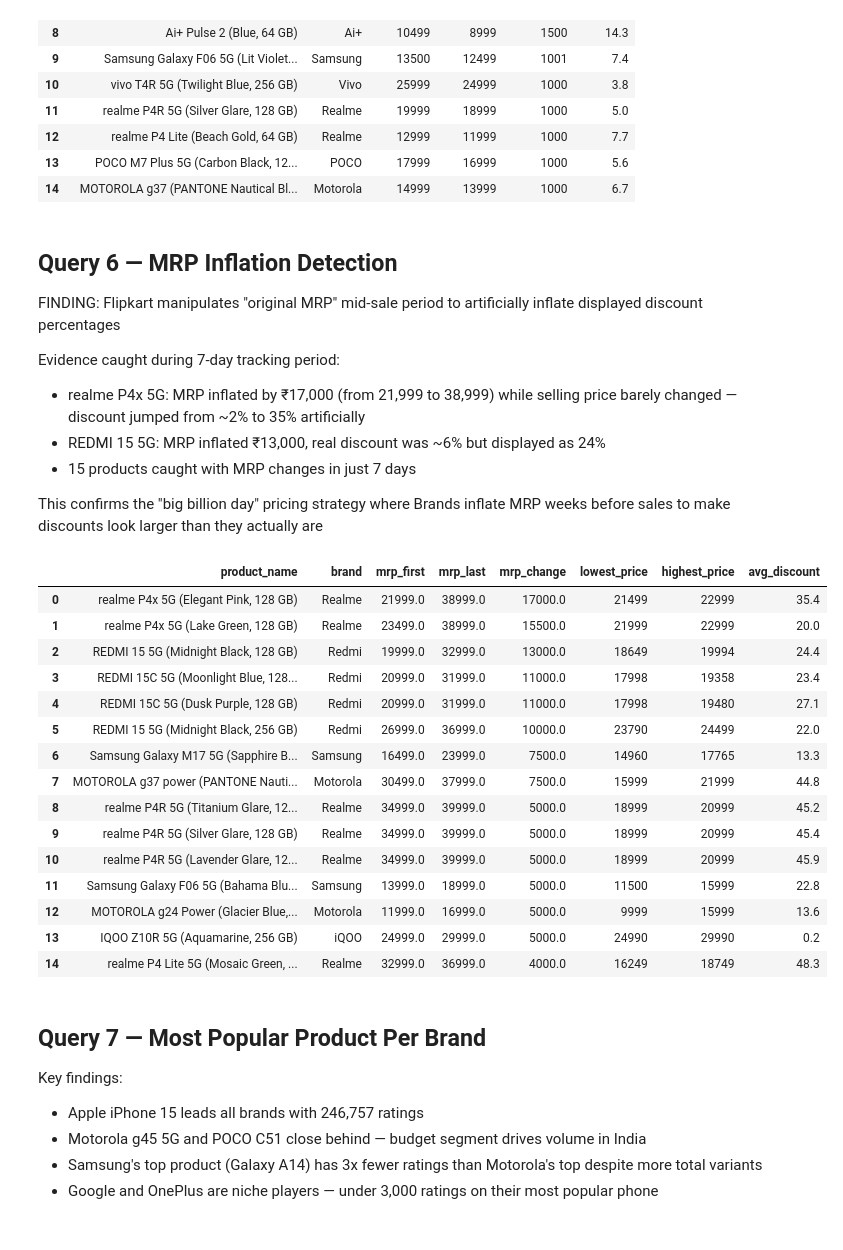
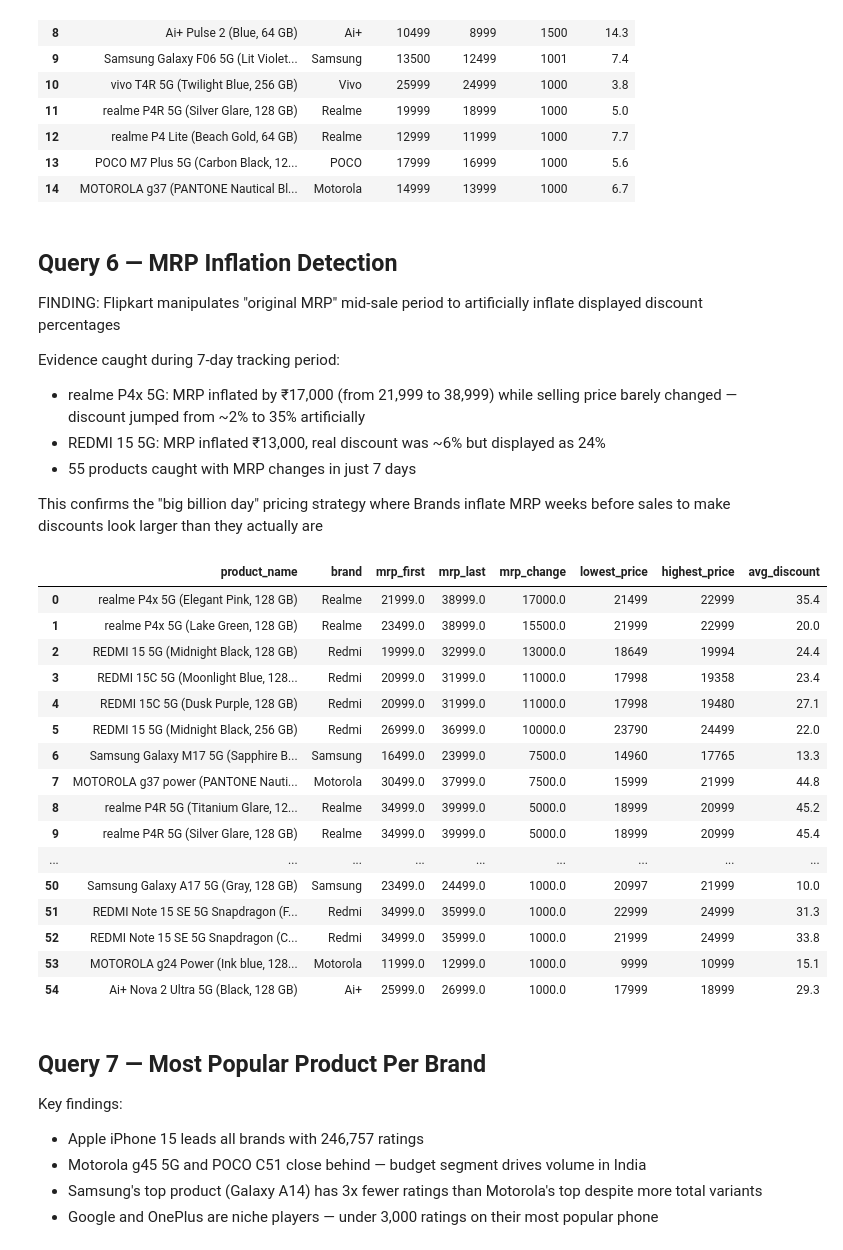
Before and after one commit to priyanka42903-collab/flipkart-smartphone-analysis, a Jupyter notebook: notebooks/sql_analysis.ipynb, the cells around one changed output. Drawn from its saved outputs; the diff is of its cells as text; code cells hidden in the pictures.

```diff
--- a/notebooks/sql_analysis.ipynb
+++ b/notebooks/sql_analysis.ipynb
@@ -253,7 +253,7 @@ Evidence caught during 7-day tracking period:
   from ~2% to 35% artificially
 - REDMI 15 5G: MRP inflated ₹13,000, real discount was
   ~6% but displayed as 24%
-- 15 products caught with MRP changes in just 7 days
+- 55 products caught with MRP changes in just 7 days
 
 This confirms the "big billion day" pricing strategy where
 Brands inflate MRP weeks before sales to make discounts
@@ -261,39 +261,39 @@ look larger than they actually are
 # %%
 query = """
 SELECT
     product_name,
     brand,
     MIN(original_mrp) AS mrp_first,
     MAX(original_mrp) AS mrp_last,
     MAX(original_mrp) - MIN(original_mrp) AS mrp_change,
     MIN(current_price) AS lowest_price,
     MAX(current_price) AS highest_price,
     ROUND(AVG(discount_pct), 1) AS avg_discount
 FROM price_history
 WHERE original_mrp IS NOT NULL
 GROUP BY product_name
 HAVING MAX(original_mrp) != MIN(original_mrp)
 ORDER BY mrp_change DESC
-LIMIT 15
 """
 pd.read_sql_query(query, conn)
 # %% [output]
 |  | product_name | brand | mrp_first | mrp_last | mrp_change | lowest_price | highest_price | avg_discount |
 | 0 | realme P4x 5G (Elegant Pink, 128 GB) | Realme | 21999.0 | 38999.0 | 17000.0 | 21499 | 22999 | 35.4 |
 | 1 | realme P4x 5G (Lake Green, 128 GB) | Realme | 23499.0 | 38999.0 | 15500.0 | 21999 | 22999 | 20.0 |
 | 2 | REDMI 15 5G (Midnight Black, 128 GB) | Redmi | 19999.0 | 32999.0 | 13000.0 | 18649 | 19994 | 24.4 |
 | 3 | REDMI 15C 5G (Moonlight Blue, 128... | Redmi | 20999.0 | 31999.0 | 11000.0 | 17998 | 19358 | 23.4 |
 | 4 | REDMI 15C 5G (Dusk Purple, 128 GB) | Redmi | 20999.0 | 31999.0 | 11000.0 | 17998 | 19480 | 27.1 |
 | 5 | REDMI 15 5G (Midnight Black, 256 GB) | Redmi | 26999.0 | 36999.0 | 10000.0 | 23790 | 24499 | 22.0 |
 | 6 | Samsung Galaxy M17 5G (Sapphire B... | Samsung | 16499.0 | 23999.0 | 7500.0 | 14960 | 17765 | 13.3 |
 | 7 | MOTOROLA g37 power (PANTONE Nauti... | Motorola | 30499.0 | 37999.0 | 7500.0 | 15999 | 21999 | 44.8 |
 | 8 | realme P4R 5G (Titanium Glare, 12... | Realme | 34999.0 | 39999.0 | 5000.0 | 18999 | 20999 | 45.2 |
 | 9 | realme P4R 5G (Silver Glare, 128 GB) | Realme | 34999.0 | 39999.0 | 5000.0 | 18999 | 20999 | 45.4 |
-| 10 | realme P4R 5G (Lavender Glare, 12... | Realme | 34999.0 | 39999.0 | 5000.0 | 18999 | 20999 | 45.9 |
-| 11 | Samsung Galaxy F06 5G (Bahama Blu... | Samsung | 13999.0 | 18999.0 | 5000.0 | 11500 | 15999 | 22.8 |
-| 12 | MOTOROLA g24 Power (Glacier Blue,... | Motorola | 11999.0 | 16999.0 | 5000.0 | 9999 | 15999 | 13.6 |
-| 13 | IQOO Z10R 5G (Aquamarine, 256 GB) | iQOO | 24999.0 | 29999.0 | 5000.0 | 24990 | 29990 | 0.2 |
-| 14 | realme P4 Lite 5G (Mosaic Green, ... | Realme | 32999.0 | 36999.0 | 4000.0 | 16249 | 18749 | 48.3 |
+| ... | ... | ... | ... | ... | ... | ... | ... | ... |
+| 50 | Samsung Galaxy A17 5G (Gray, 128 GB) | Samsung | 23499.0 | 24499.0 | 1000.0 | 20997 | 21999 | 10.0 |
+| 51 | REDMI Note 15 SE 5G Snapdragon (F... | Redmi | 34999.0 | 35999.0 | 1000.0 | 22999 | 24999 | 31.3 |
+| 52 | REDMI Note 15 SE 5G Snapdragon (C... | Redmi | 34999.0 | 35999.0 | 1000.0 | 21999 | 24999 | 33.8 |
+| 53 | MOTOROLA g24 Power (Ink blue, 128... | Motorola | 11999.0 | 12999.0 | 1000.0 | 9999 | 10999 | 15.1 |
+| 54 | Ai+ Nova 2 Ultra 5G (Black, 128 GB) | Ai+ | 25999.0 | 26999.0 | 1000.0 | 17999 | 18999 | 29.3 |
 # %% [markdown]
 ## Query 7 — Most Popular Product Per Brand
 
```
Also changed, not shown: parts of 4 cells of this notebook, 1 other file.
